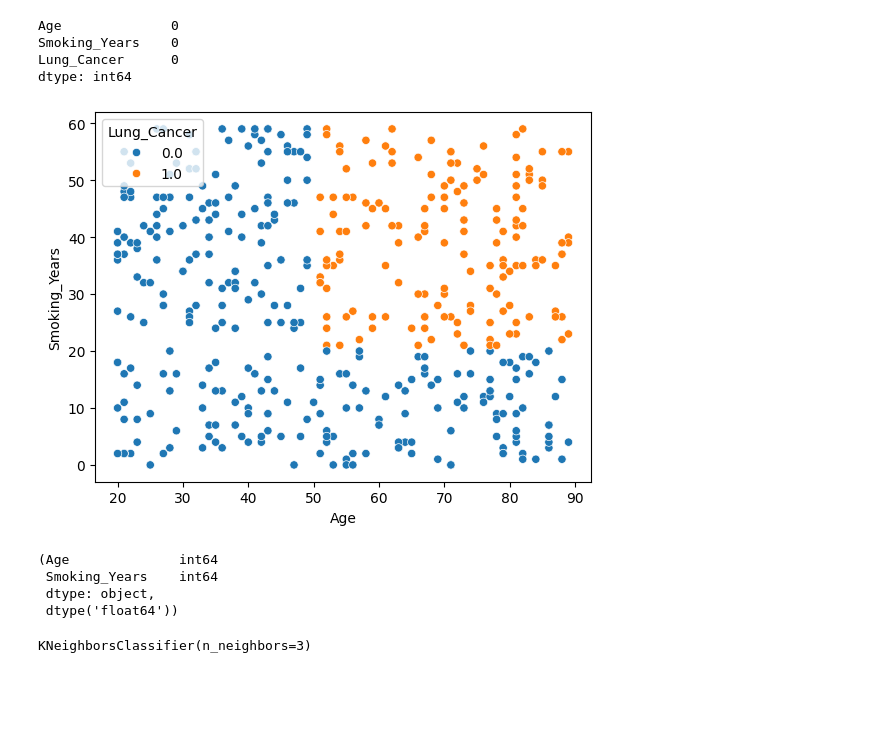
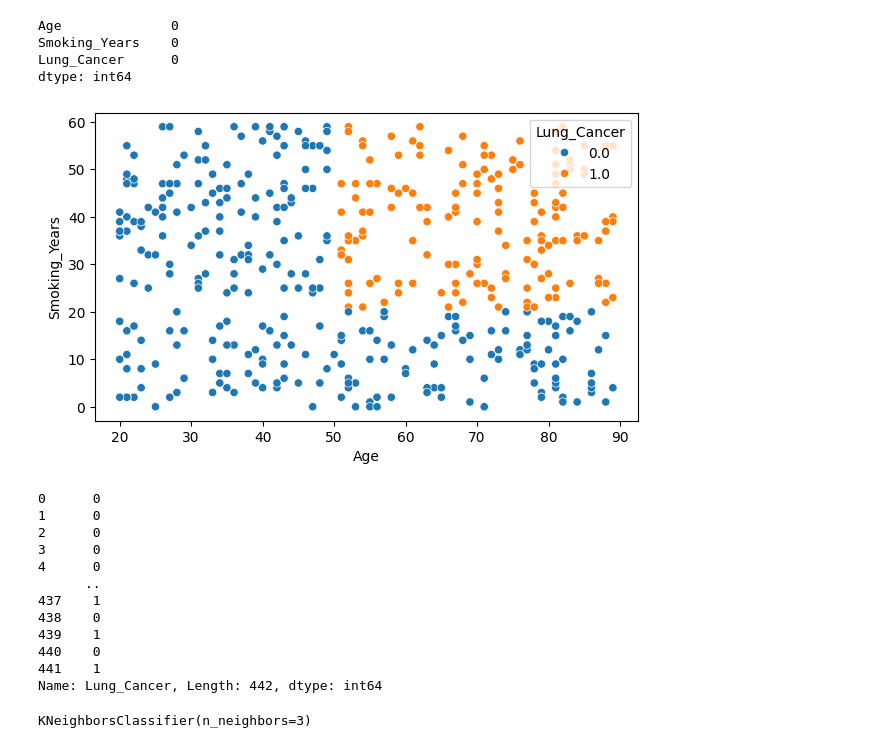
Before and after one commit to thisissagarthapa/KNN-algorithm, a Jupyter notebook: knn.ipynb, the cells around one changed output. Cells and saved outputs as stored; diff of their text form; code cells hidden in the pictures; blank space fills up the shorter version.

```diff
--- a/knn.ipynb
+++ b/knn.ipynb
@@ -34,20 +45,29 @@ Smoking_Years    0
 Lung_Cancer      0
 dtype: int64
 # %%
+plt.figure(figsize=(7,4))
 sns.scatterplot(x="Age",y="Smoking_Years",hue="Lung_Cancer",data=dataset)
 plt.show()
 # %% [output]
-[figure, old version]
+[figure, new version]
 # %%
 x=dataset.iloc[:,:-1]
 y=dataset["Lung_Cancer"]
-y.astype(np.int64())
-x.dtypes,y.dtypes
+y=y.astype(np.int64)
+y
 # %% [output]
-(Age              int64
- Smoking_Years    int64
- dtype: object,
- dtype('float64'))
+0      0
+1      0
+2      0
+3      0
+4      0
+      ..
+437    1
+438    0
+439    1
+440    0
+441    1
+Name: Lung_Cancer, Length: 442, dtype: int64
 # %%
 from sklearn.model_selection import train_test_split
 # %%
```
Also changed, not shown: parts of 3 cells of this notebook.
